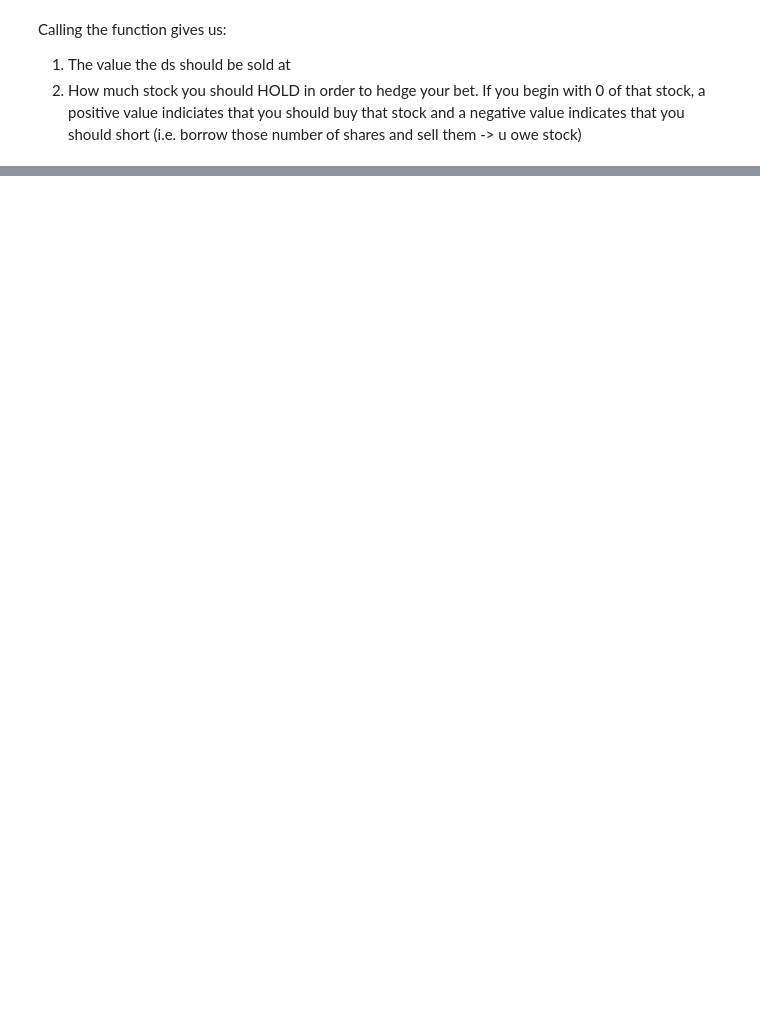
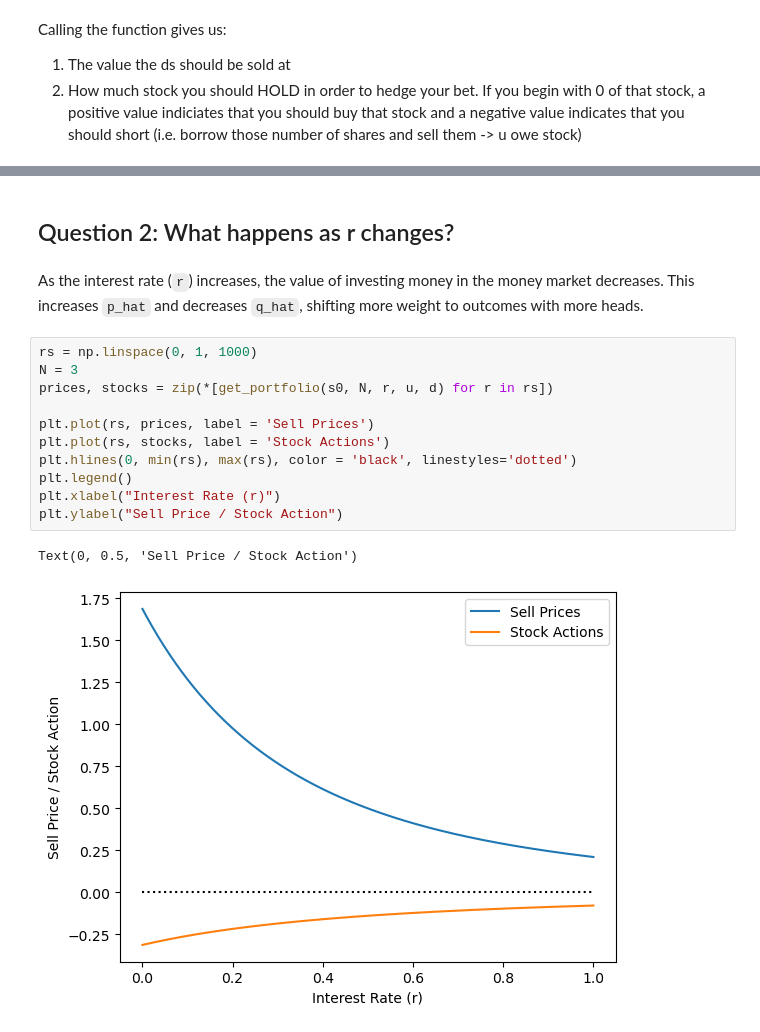
Before and after one commit to MarcusBluestone/StochCalc, a Jupyter notebook: Chapter1/Chapter1.ipynb, the cells around one changed output, grey strips where cells are left out. Saved outputs shown, nothing was run; the diff lists cells and outputs as text; blank space fills up the shorter version.

```diff
--- a/Chapter1/Chapter1.ipynb
+++ b/Chapter1/Chapter1.ipynb
@@ -115,0 +133,18 @@ Let's work through the math to verify that we got as our answer makes intuitive
+# %% [markdown]
+## Question 2: What happens as r changes?
+# %% [markdown]
+As the interest rate (`r`) increases, the value of investing money in the money market decreases. This increases `p_hat` and decreases `q_hat`, shifting more weight to outcomes with more heads.
+# %%
+rs = np.linspace(0, 1, 1000)
+N = 3
+prices, stocks = zip(*[get_portfolio(s0, N, r, u, d) for r in rs])
+
+plt.plot(rs, prices, label = 'Sell Prices')
+plt.plot(rs, stocks, label = 'Stock Actions')
+plt.hlines(0, min(rs), max(rs), color = 'black', linestyles='dotted')
+plt.legend()
+plt.xlabel("Interest Rate (r)")
+plt.ylabel("Sell Price / Stock Action")
+# %% [output]
+Text(0, 0.5, 'Sell Price / Stock Action')
+[figure, added]
```
Also changed, not shown: parts of 12 cells of this notebook.
